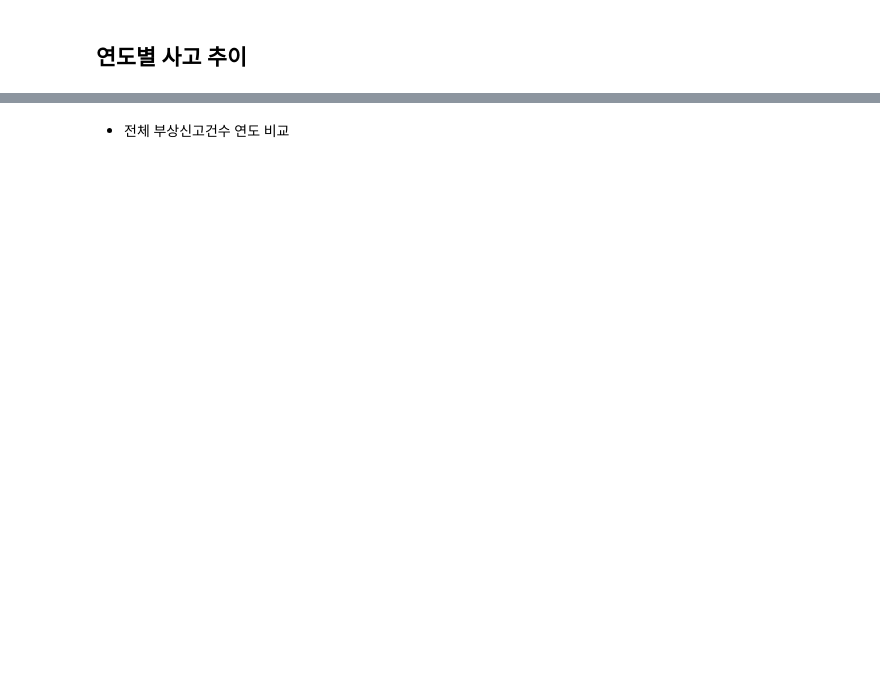
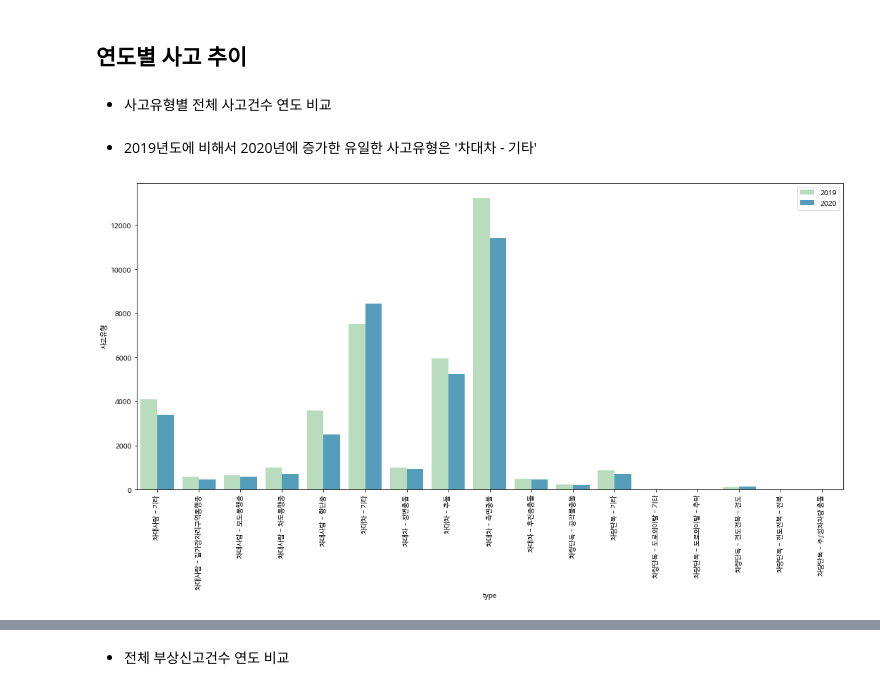
Before and after one commit to johanjun/dacon_molit, a Jupyter notebook: 교통사고_데이터_조팀장.ipynb, the cells around one changed output, grey strips where cells are left out. Cells and saved outputs as stored; diff of their text form; code cells hidden in the pictures; blank space fills up the shorter version.

```diff
--- a/교통사고_데이터_조팀장.ipynb
+++ b/교통사고_데이터_조팀장.ipynb
@@ -163,2 +170,26 @@ df_acci['전체 신고 수'] = df_acci['사망자수'] + df_acci['중상자수']
+# %%
+df_acci['피해운전자 연령'] = df_acci['피해운전자 연령'].replace('미분류', np.nan)
+# %%
+df_acci['피해운전자 연령대'] = [str(int(x.split()[0][0]))+'0대' if type(x) != float else x for x in df_acci['피해운전자 연령']]
 # %% [markdown]
 ## 연도별 사고 추이
+# %% [markdown]
+- 사고유형별 전체 사고건수 연도 비교
+# %%
+df_acci_type = pd.DataFrame(df_acci.groupby(['연도', '사고유형'])['사고유형'].count())
+# %%
+df_acci_type['연도'] = df_acci_type.index.get_level_values(0)
+df_acci_type['type'] = df_acci_type.index.get_level_values(1)
+# %% [markdown]
+- 2019년도에 비해서 2020년에 증가한 유일한 사고유형은 '차대차 - 기타'
+# %%
+plt.figure(figsize=(18,8))
+sns.barplot(data=df_acci_type,
+            x='type',
+            y='사고유형',
+            hue='연도', palette="GnBu")
+plt.xticks(rotation=90)
+plt.legend(loc='best')
+plt.show()
+# %% [output]
+[figure, added]
```
Also changed, not shown: parts of 17 cells of this notebook.
